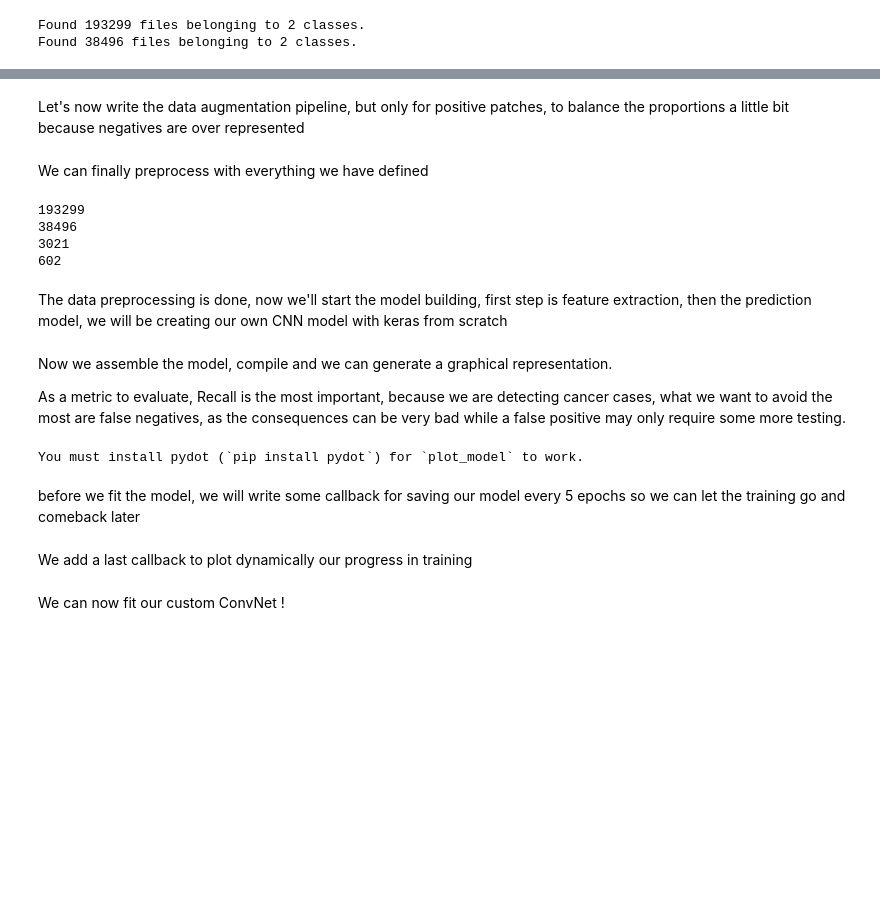
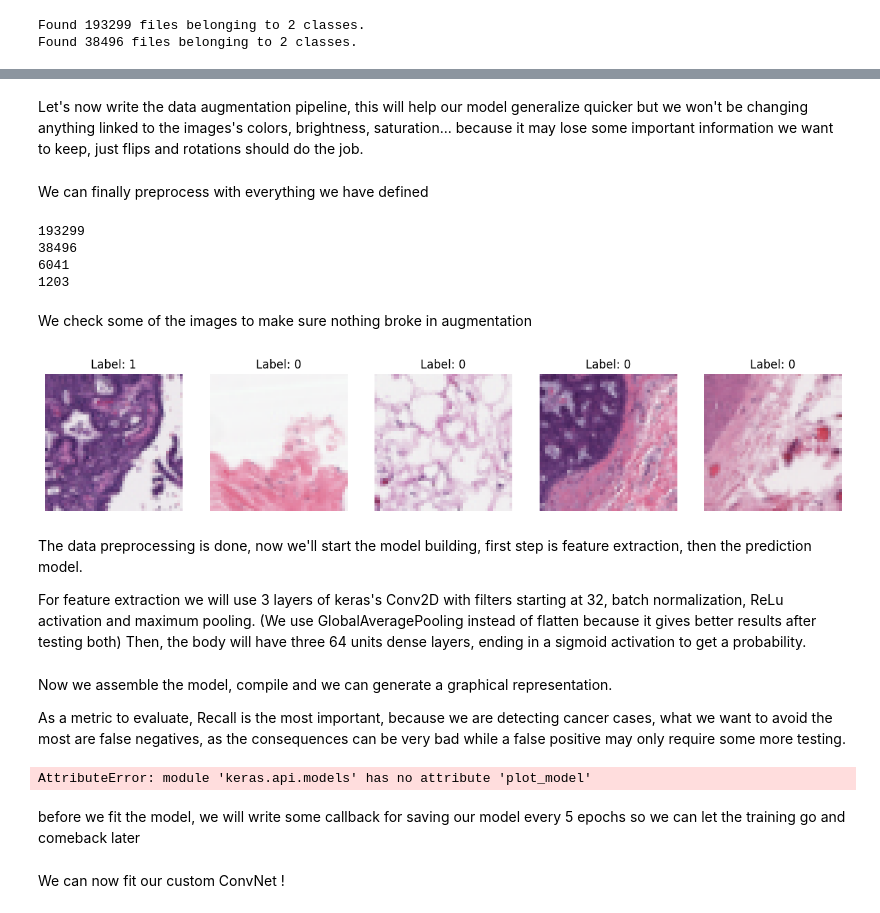
Before and after one commit to Juba-Amr/breast-cancer-CNN, a Jupyter notebook: notebooks/testings.ipynb, the cells around one changed output, grey strips where cells are left out. Cells and saved outputs as stored; diff of their text form; code cells hidden in the pictures; blank space fills up the shorter version.

Commit message:
final version of the model+readme

```diff
--- a/notebooks/testings.ipynb
+++ b/notebooks/testings.ipynb
@@ -322,7 +336,7 @@ def set_seed(seed=42):
     os.environ['PYTHONHASHSEED'] = str(seed)
     os.environ['TF_DETERMINISTIC_OPS'] = '1'
 set_seed()
-
+#because we already organised the data into clear folders, we can directly use this method
 X_train = image_dataset_from_directory(
     train_path,
     labels='inferred',
@@ -344,10 +358,10 @@ X_val = image_dataset_from_directory(
     shuffle=True,
     interpolation='nearest'
 )
-
+#autotune for when we map the data
 AUTOTUNE = tf.data.experimental.AUTOTUNE
 def preprocess(image, label):
-    image = tf.cast(image, tf.float32)/255 #we normalize the tensors to have them in the interval [0,1]
+    image = tf.image.convert_image_dtype(image, tf.float32) #we normalize the tensors to have them in the interval [0,1]
     return image, label
 # %% [output]
 Found 193299 files belonging to 2 classes.
@@ -354,0 +371,10 @@ Found 38496 files belonging to 2 classes.
+# %%
+from collections import Counter
+
+counter = Counter()
+
+for _, label in X_train:
+    label_value = int(label.numpy())
+    counter[label_value] += 1
+
+print(counter)
@@ -355,21 +385,13 @@ Found 38496 files belonging to 2 classes.
 # %% [markdown]
-Let's now write the data augmentation pipeline, but only for positive patches, to balance the proportions a little bit because negatives are over represented
+Let's now write the data augmentation pipeline, this will help our model generalize quicker but we won't be changing anything linked to the images's colors, brightness, saturation... because it may lose some important information we want to keep, just flips and rotations should do the job.
 # %%
 data_augmentation = tf.keras.Sequential([
     layers.RandomFlip(mode='horizontal_and_vertical'),
-    layers.RandomColorDegeneration(factor=(0.5,0.5)),
-    layers.RandomBrightness(factor=0.2),
-    layers.RandomContrast(factor=0.2),
-    layers.RandomRotation(factor=(-0.2, 0.3)),
-    layers.RandomInvert(factor=1.0, value_range=(0, 1))
-])
+    layers.RandomRotation(factor=(-0.3, 0.3)),
+]) #we don't alter the colors because on a former try it used to give very optimistic results on training set and poor ones in test
 
 def augmentation(image, label):
-    return tf.cond(
-        tf.equal(label,1),
-        lambda: (data_augmentation(image), label),
-        lambda: (image, label)
-    )
+    return (data_augmentation(image), label)
 # %% [markdown]
 We can finally preprocess with everything we have defined
 # %%
@@ -379,16 +401,16 @@ print(tf.data.experimental.cardinality(X_val).numpy())
 X_train = (
     X_train
     .map(preprocess, num_parallel_calls=AUTOTUNE, deterministic=True)
-    .map(augmentation, num_parallel_calls=AUTOTUNE, deterministic=True)
+    .map(augmentation , num_parallel_calls=AUTOTUNE, deterministic=True)
     .shuffle(buffer_size=1000)
-    .batch(64)
+    .batch(32)
     .cache()
     .prefetch(buffer_size=AUTOTUNE)
 )
 X_val = (
     X_val
     .map(preprocess, num_parallel_calls=AUTOTUNE, deterministic=True)
-    .batch(64)
+    .batch(32)
     .cache()
     .prefetch(buffer_size=AUTOTUNE)
 )
@@ -398,10 +420,26 @@ print(tf.data.experimental.cardinality(X_val).numpy())
 # %% [output]
 193299
 38496
-3021
-602
+6041
+1203
+# %% [markdown]
+We check some of the images to make sure nothing broke in augmentation
+# %%
+for images, labels in X_train.take(1):
+    fig, axes = plt.subplots(1, 5, figsize=(15, 5))
+    for i in range(5):
+        axes[i].imshow(images[i].numpy())
+        axes[i].set_title(f"Label: {int(labels[i].numpy())}")
+        axes[i].axis('off')
+    plt.show()
+# %% [output]
+[figure, added]
 # %% [markdown]
-The data preprocessing is done, now we'll start the model building, first step is feature extraction, then the prediction model, we will be creating our own CNN model with keras from scratch
+The data preprocessing is done, now we'll start the model building, first step is feature extraction, then the prediction model.
+
+For feature extraction we will use 3 layers of keras's Conv2D with filters starting at 32, batch normalization, ReLu activation and maximum pooling.
+(We use GlobalAveragePooling instead of flatten because it gives better results after testing both)
+Then, the body will have three 64 units dense layers, ending in a sigmoid activation to get a probability.
 # %%
 feature_extraction = [
         #input layer will be size 50x50x3
@@ -468,7 +510,7 @@ early_stopping = tf.keras.callbacks.EarlyStopping(
 )
 # %%
 model.build()
-tf.keras.utils.plot_model(
+tf.keras.models.plot_model(
     model,
     to_file='/model.png',
     show_shapes=True,
@@ -481,7 +523,7 @@ tf.keras.utils.plot_model(
     show_trainable=True
 )
 # %% [output]
-You must install pydot (`pip install pydot`) for `plot_model` to work.
+AttributeError: module 'keras.api.models' has no attribute 'plot_model'
 # %% [markdown]
 before we fit the model, we will write some callback for saving our model every 5 epochs so we can let the training go and comeback later
 # %%
@@ -495,5 +537,3 @@ checkpoint = tf.keras.callbacks.ModelCheckpoint(
     save_weights_only=False,
     save_freq='epoch'
 )
-# %% [markdown]
-We add a last callback to plot dynamically our progress in training
```
Also changed, not shown: parts of 28 cells of this notebook, 29 other files.
